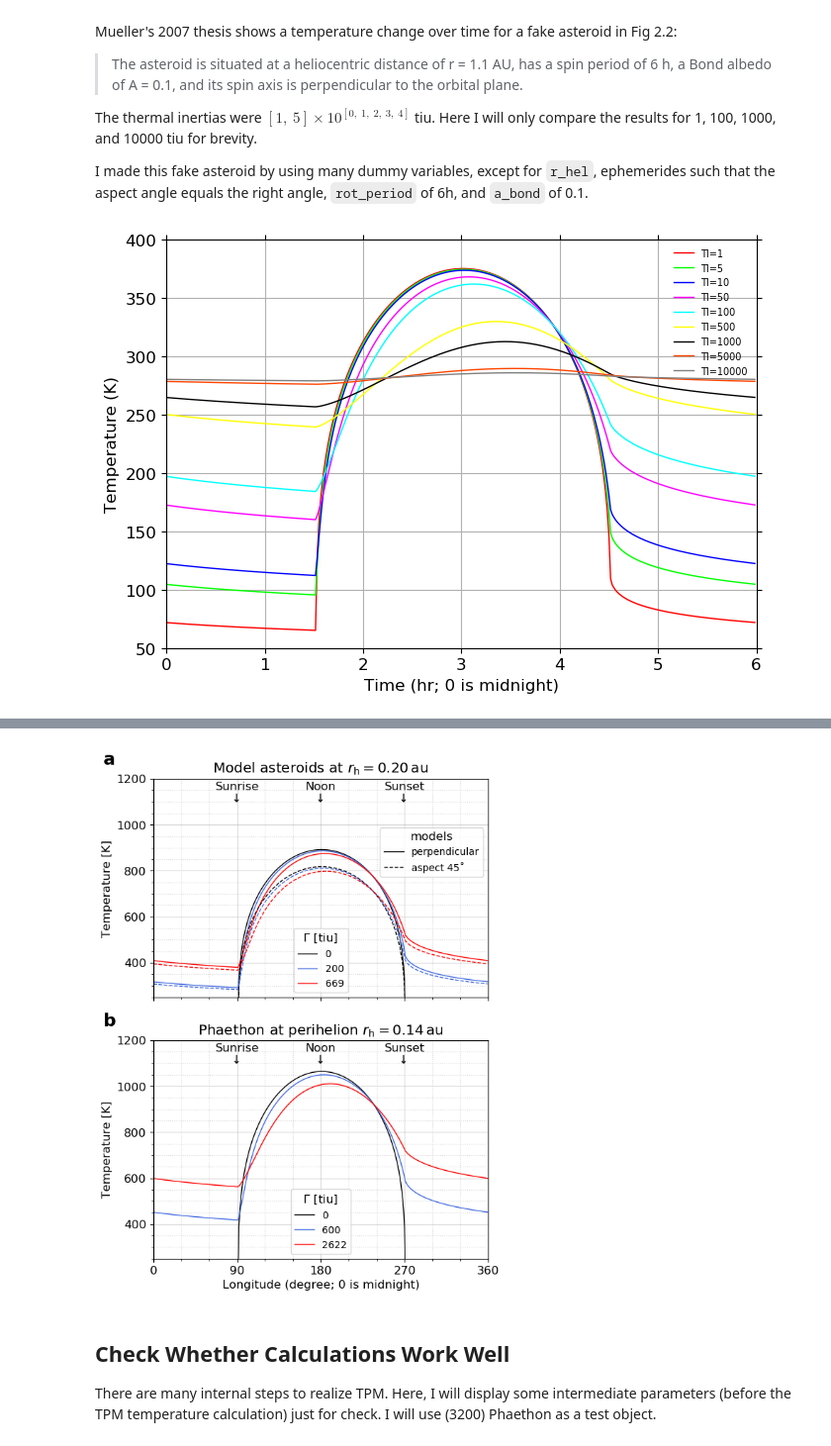
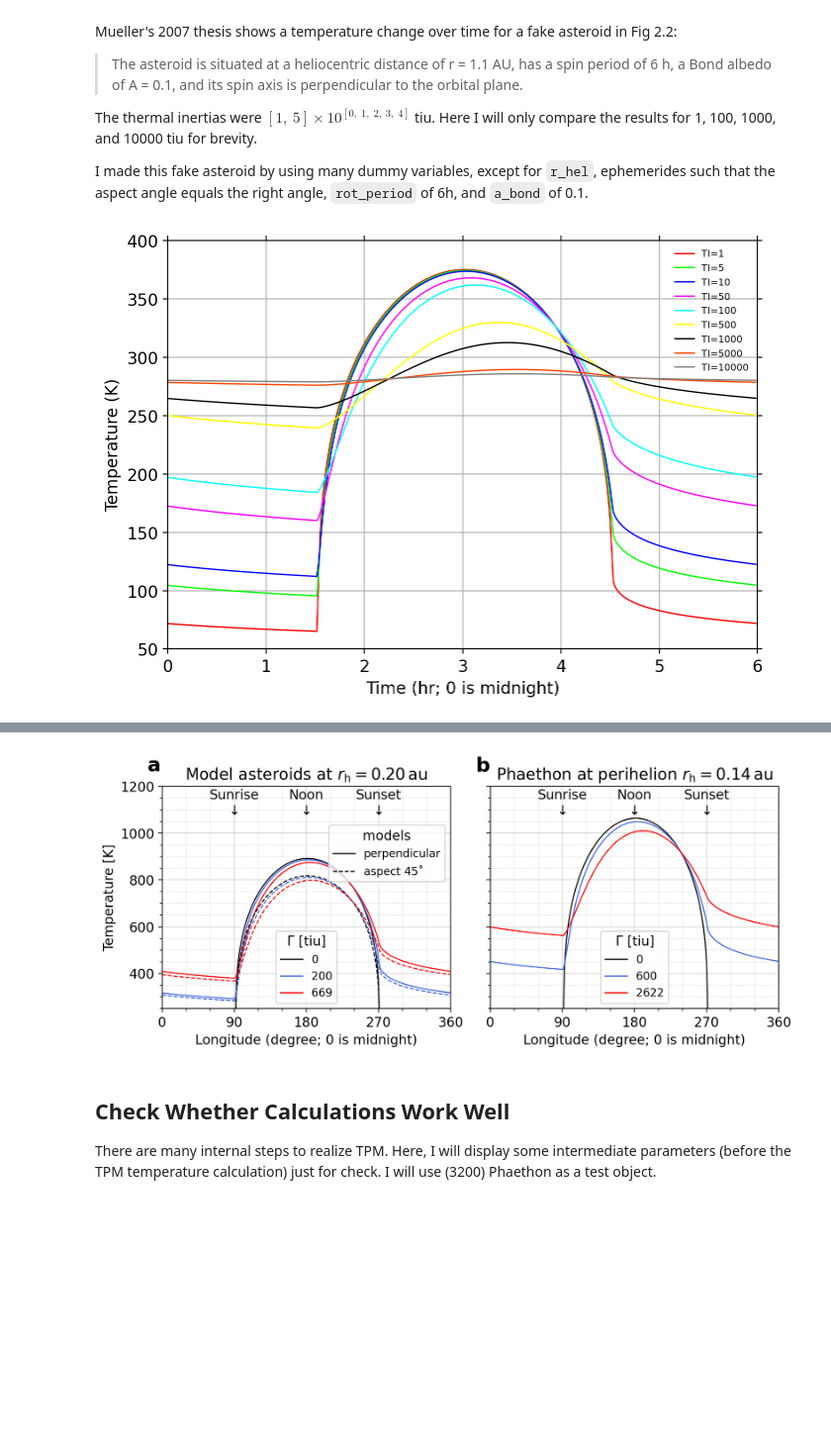
Before and after one commit to ysBach/thermal_radiation01, a Jupyter notebook: 02-TPM_Check.ipynb, the cells around one changed output, grey strips where cells are left out. Shown at 99% size. Drawn from its saved outputs; the diff is of its cells as text; code cells hidden in the pictures; blank space fills up the shorter version.

```diff
--- a/02-TPM_Check.ipynb
+++ b/02-TPM_Check.ipynb
@@ -70,10 +73,10 @@ for ti, c in ti_color.items():
                    p_vis=1, diam_eff=1, slope_par=tm.pA2G(1, 0.1)) # dummy
 
     sb.set_thermal(ti=ti, emissivity=0.9)
-    sb.set_tpm(nlon=360, nlat=3, Zmax=10, nZ=50)
+    sb.set_tpm(nlon=360, nlat=3, Zmax=10, dZ=0.2)
     sb.calc_temp(full=False)
 
-    axs.plot(phis/60, sb.get_temp(colat__deg=90, lon__deg=phis),
+    axs.plot(phis/60, sb.get_temp_1d(colat__deg=90, lon__deg=phis),
              color=c, label=f"TI={ti:.0f}", lw=1)
 
 axs.set(ylim=(50, 400), xlim=(0, 6),
@@ -85,7 +88,7 @@ plt.tight_layout()
 plt.savefig(FIGDIR/"Mueller_reproduction.png", dpi=200)
 plt.show()
 # %% [output]
-[figure, old version]
+[figure, new version]
 # %% [markdown]
 On my laptop, I compared the two results like this:
 
@@ -133,7 +136,7 @@ models = {
 }
 
 phis = np.arange(0, 360)
-fig, axs = plt.subplots(2, 1, figsize=(6, 8), sharex=True, sharey=True)
+fig, axs = plt.subplots(1, 2, figsize=(9, 4), sharex=True, sharey=True)
 
 
 for name, item in models.items():
@@ -144,7 +147,7 @@ for name, item in models.items():
 
         ax.plot(
             phis,
-            sb.get_temp(colat__deg=90, lon__deg=phis),
+            sb.get_temp_1d(colat__deg=90, lon__deg=phis),
             **item['plotkw'],
             color=ti_color[ti],
             label=None
@@ -155,40 +158,42 @@ for name, item in models.items():
 for ax in axs:
     ax.legend(loc=8, fontsize=10, framealpha=0.8, title=r"$\Gamma$ [tiu]")
 
 ax2 = axs[0].twinx()
 ax2.axis('off')
 for name, item in models.items():
     if item['ax_i'] == 0:
         ax2.plot(np.nan, np.nan, color='k', label=name, **item['plotkw'])
-ax2.legend(bbox_to_anchor=(1, 0.8), fontsize=10, framealpha=0.8, title=r"models")
+ax2.legend(bbox_to_anchor=(1, 0.85), fontsize=10, framealpha=0.8, title=r"models")
 
 axs[0].set(
     ylim=(250, 1200), xlim=(0, 360),
     title=r"Model asteroids at $r_\mathrm{h} = 0.20\,\mathrm{au}$",
+    xlabel="Longitude (degree; 0 is midnight)",
     ylabel="Temperature [K]"
 )
 
 axs[1].set(
     title=r"Phaethon at perihelion $r_\mathrm{h} = 0.14\,\mathrm{au}$",
-    xlabel="Longitude (degree; 0 is midnight)", ylabel="Temperature [K]")
+    xlabel="Longitude (degree; 0 is midnight)"
+)
 
 for ax in axs:
-    ax.text(90 , 1100, "Sunrise\n↓", **text_kw)
-    ax.text(180, 1100, "Noon\n↓", **text_kw)
-    ax.text(270, 1100, "Sunset\n↓", **text_kw)
+    ax.text(90 , 1080, "Sunrise\n↓", **text_kw)
+    ax.text(180, 1080, "Noon\n↓", **text_kw)
+    ax.text(270, 1080, "Sunset\n↓", **text_kw)
 
 linticker(axs, xmajlockws=90, xminlockws=30, ymajlockws=200, yminlockws=50)
 
 for i, ax in enumerate(axs.flatten()):
-    ax.text(x=-0.15, y=1.05, s=chr(ord('a') + i), transform=ax.transAxes,
+    ax.text(x=-0.05, y=1.05, s=chr(ord('a') + i), transform=ax.transAxes,
             fontsize=18, fontweight='bold', va='bottom', ha='left')
 
 plt.tight_layout()
 plt.savefig(FIGDIR/"temp_prof.png", dpi=300)
 plt.savefig(FIGDIR/"temp_prof.pdf", dpi=200)
 plt.show()
 # %% [output]
-[figure, old version]
+[figure, new version]
 # %% [markdown]
 ## Check Whether Calculations Work Well
 
```
Also changed, not shown: parts of 7 cells of this notebook, 57 other files.
